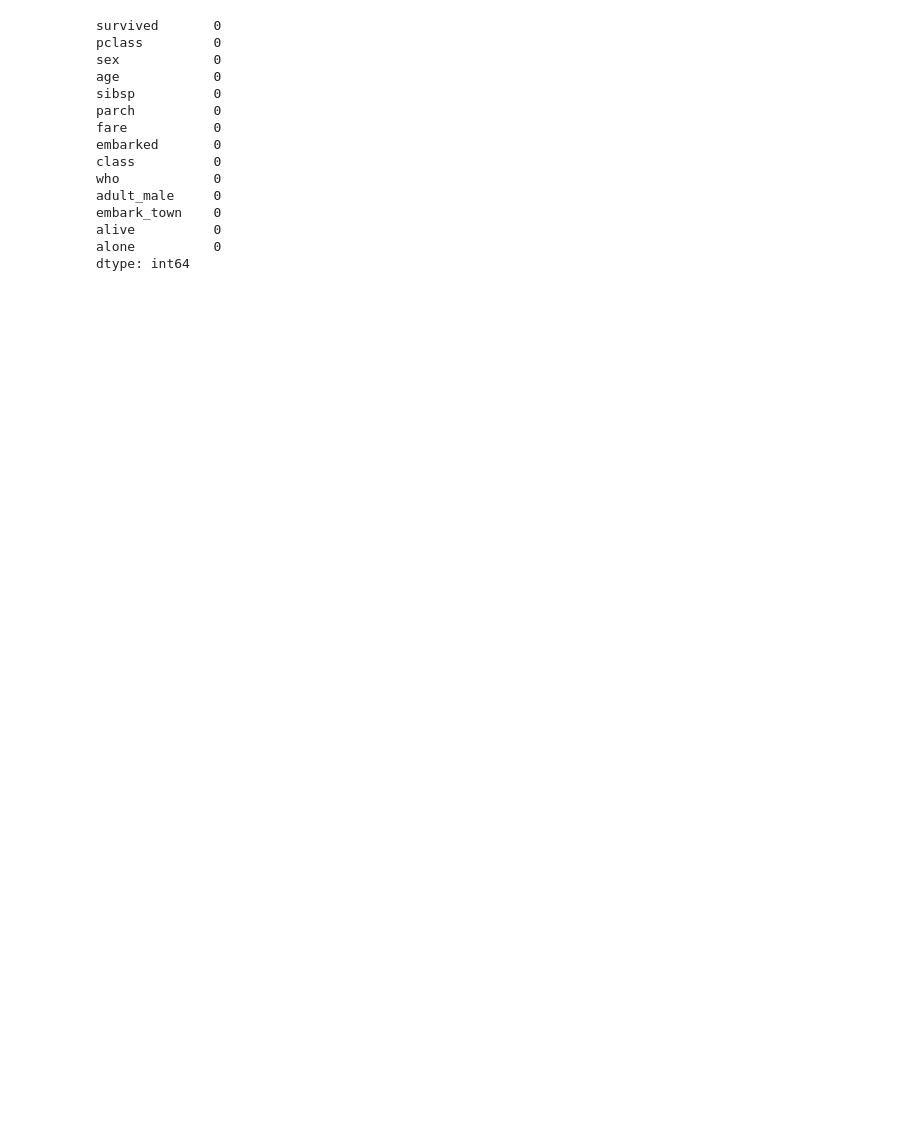
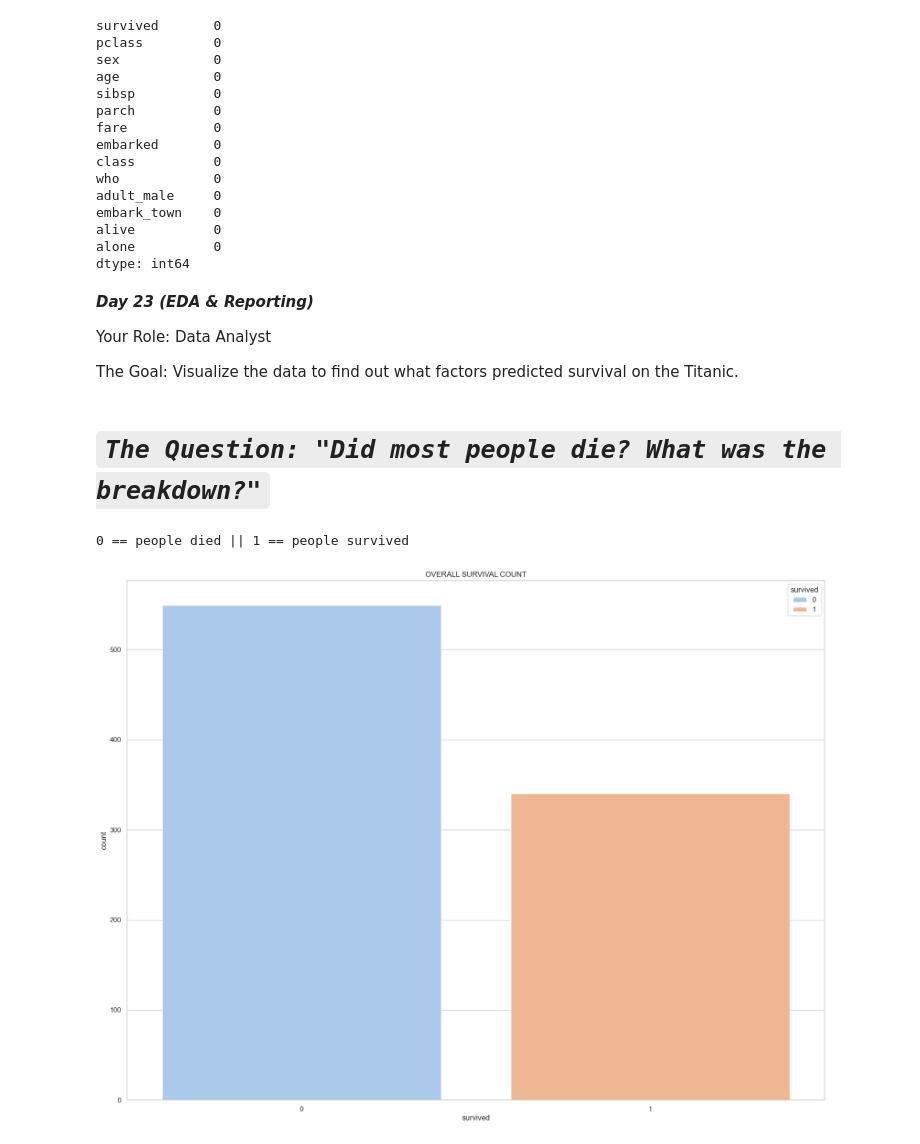
Before and after one commit to cvvibhav/data-science-journey, a Jupyter notebook: phase_beginner_capstone_project/Titanic_Analysis.ipynb.ipynb, the cells around one changed output. Cells and saved outputs as stored; diff of their text form; code cells hidden in the pictures; blank space fills up the shorter version.

```diff
--- a/phase_beginner_capstone_project/Titanic_Analysis.ipynb.ipynb
+++ b/phase_beginner_capstone_project/Titanic_Analysis.ipynb.ipynb
@@ -233,3 +248,25 @@ embark_town    0
 alive          0
 alone          0
 dtype: int64
+# %% [markdown]
+***Day 23 (EDA & Reporting)***
+
+
+Your Role: Data Analyst
+
+The Goal: Visualize the data to find out what factors predicted survival on the Titanic.
+# %% [markdown]
+# ***`The Question: "Did most people die? What was the breakdown?"`***
+# %%
+# Set the theme for the rest of the plots
+
+sns.set_theme(style="whitegrid")
+
+#plot raw counts of survived (0 = Died , 1 = Survived)
+print("0 == people died || 1 == people survived")
+sns.countplot(data = titanic , x='survived' , hue= 'survived', palette= 'pastel')
+plt.title('OVERALL SURVIVAL COUNT')
+plt.show()
+# %% [output]
+0 == people died || 1 == people survived
+[figure, added]
```
Also changed, not shown: parts of 22 cells of this notebook, 1 other file.
